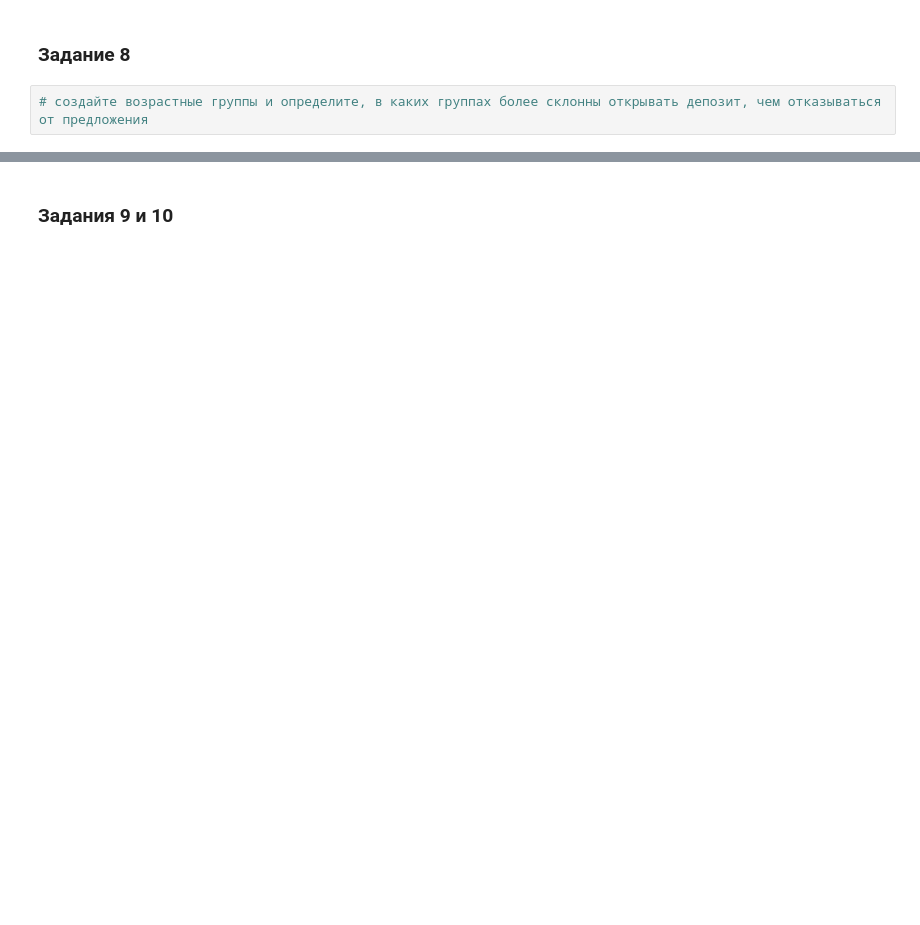
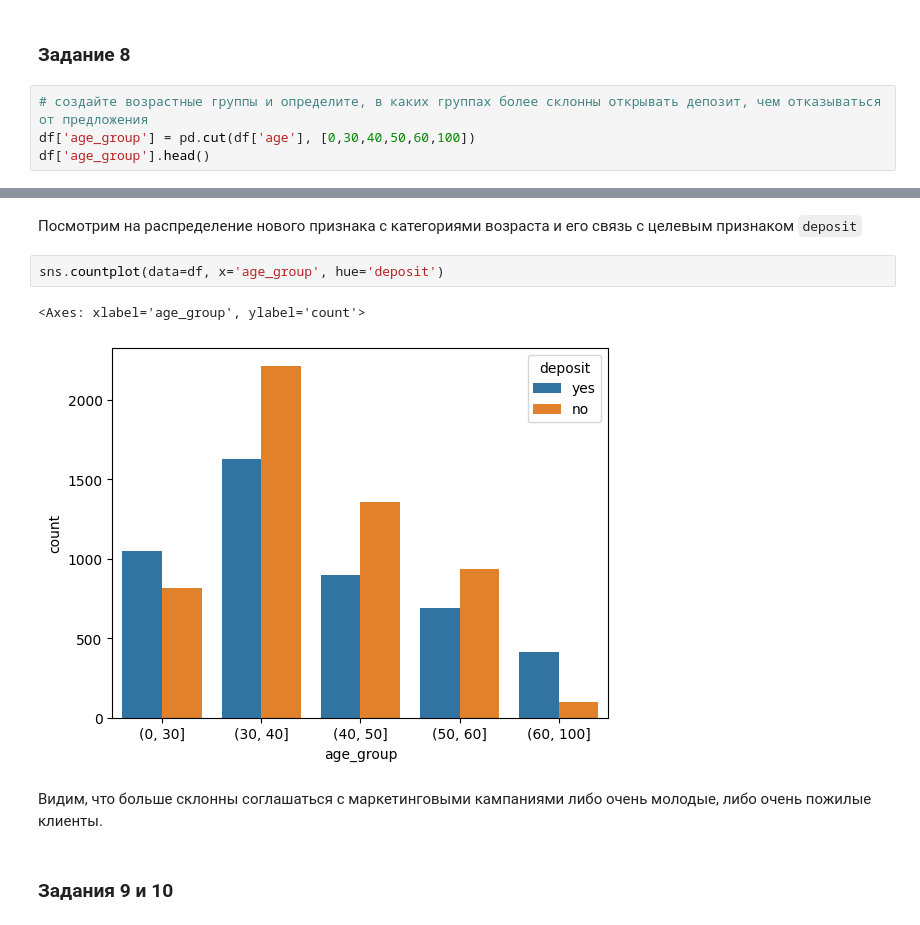
Before and after one commit to botovalex/SFDC, a Jupyter notebook: ML/Project_4_ML.ipynb, the cells around one changed output, grey strips where cells are left out. Saved outputs shown, nothing was run; the diff lists cells and outputs as text; blank space fills up the shorter version.

```diff
--- a/ML/Project_4_ML.ipynb
+++ b/ML/Project_4_ML.ipynb
@@ -427,3 +441,5 @@ draw_cat_proportions(df, cat_features)
 ### Задание 8
 # %%
 # создайте возрастные группы и определите, в каких группах более склонны открывать депозит, чем отказываться от предложения
+df['age_group'] = pd.cut(df['age'], [0,30,40,50,60,100])
+df['age_group'].head()
@@ -430,3 +454,12 @@ draw_cat_proportions(df, cat_features)
+# %% [markdown]
+Посмотрим на распределение нового признака с категориями возраста и его связь с целевым признаком `deposit`
+# %%
+sns.countplot(data=df, x='age_group', hue='deposit')
+# %% [output]
+<Axes: xlabel='age_group', ylabel='count'>
+[figure, added]
+# %% [markdown]
+Видим, что больше склонны соглашаться с маркетинговыми кампаниями либо очень молодые, либо очень пожилые клиенты.
 # %% [markdown]
 ### Задания 9 и 10
 # %%
```
Also changed, not shown: parts of 19 cells of this notebook.
